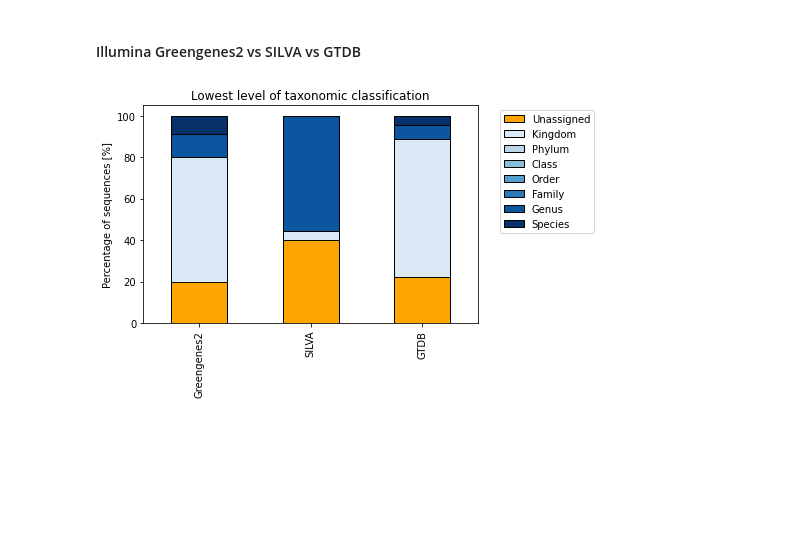
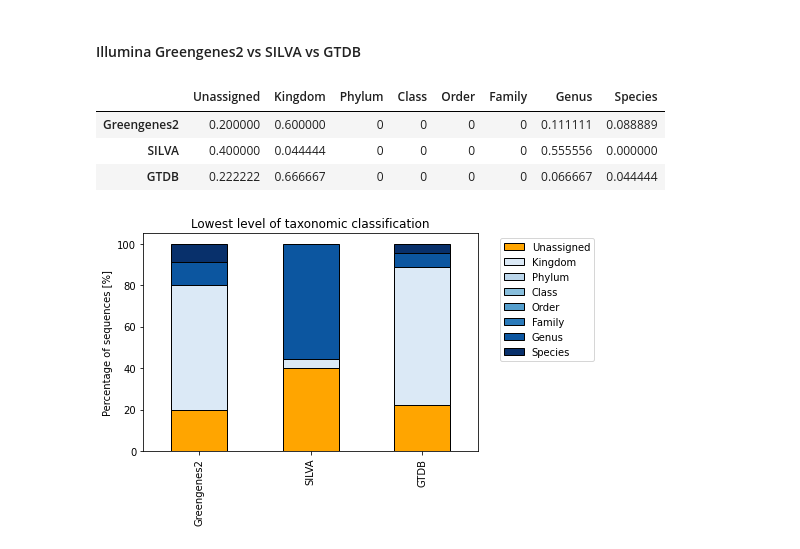
Before and after one commit to emblapersson/Applied-bioinformatics, a Jupyter notebook: 05_Plot_the_results/04_Plot_results.ipynb, the cells around one changed output. Drawn from its saved outputs; the diff is of its cells as text; code cells hidden in the pictures; blank space fills up the shorter version.

```diff
--- a/05_Plot_the_results/03_Plots_genus_species.ipynb
+++ b/05_Plot_the_results/04_Plot_results.ipynb
@@ -87,13 +104,14 @@ def find_class_levels_nokey(dataframe):
     taxonomical levels regardless of if the classification is correct or not.
     Input: Dataframe with sequences (rows, R) and taxonomical classification at different levels (columns, C)
     Output: Two dataframes containing:
-    - N° sequences (in total) classified at each level (C*1)
+    (- N° sequences (in total) classified at each level (C*1))
     - N° sequences that have each taxonomic level as their highest (1*C)'''
 
-    # Number of unassigned
+    # Count the number of unassigned sequences
     ua = dataframe.value_counts('Kingdom')['Unassigned']
 
     # Count number of not-null cells at each taxonomic level (column)
+    # Substract the number of unassigned sequences from the total number at kingdom level
     class_all_levels = dataframe.notnull().sum()
     class_all_levels['Kingdom'] = class_all_levels['Kingdom'] - ua
     class_highest_level = class_all_levels.copy(deep=True)
@@ -169,6 +187,13 @@ for sample in range(len(samples_databases)):
     all_illumina_highest_ratio.iloc[sample,:] /= all_illumina_highest.iloc[sample,:].sum()
 all_illumina_highest_ratio.columns = pd.CategoricalIndex(all_illumina_highest_ratio.columns.values, ordered=True, categories=['Unassigned'] + taxonomic_levels)
 all_illumina_highest_ratio = all_illumina_highest_ratio.sort_index(axis=1)
+# %%
+all_illumina_highest_ratio
+# %% [output]
+|  | Unassigned | Kingdom | Phylum | Class | Order | Family | Genus | Species |
+| Greengenes2 | 0.200000 | 0.600000 | 0 | 0 | 0 | 0 | 0.111111 | 0.088889 |
+| SILVA | 0.400000 | 0.044444 | 0 | 0 | 0 | 0 | 0.555556 | 0.000000 |
+| GTDB | 0.222222 | 0.666667 | 0 | 0 | 0 | 0 | 0.066667 | 0.044444 |
 # %%
 # Plot the number of correct/incorrect classifications for each samples as a stacked barplot
 fig, ax = plt.subplots()
```
Also changed, not shown: parts of 18 cells of this notebook, 6 other files.
